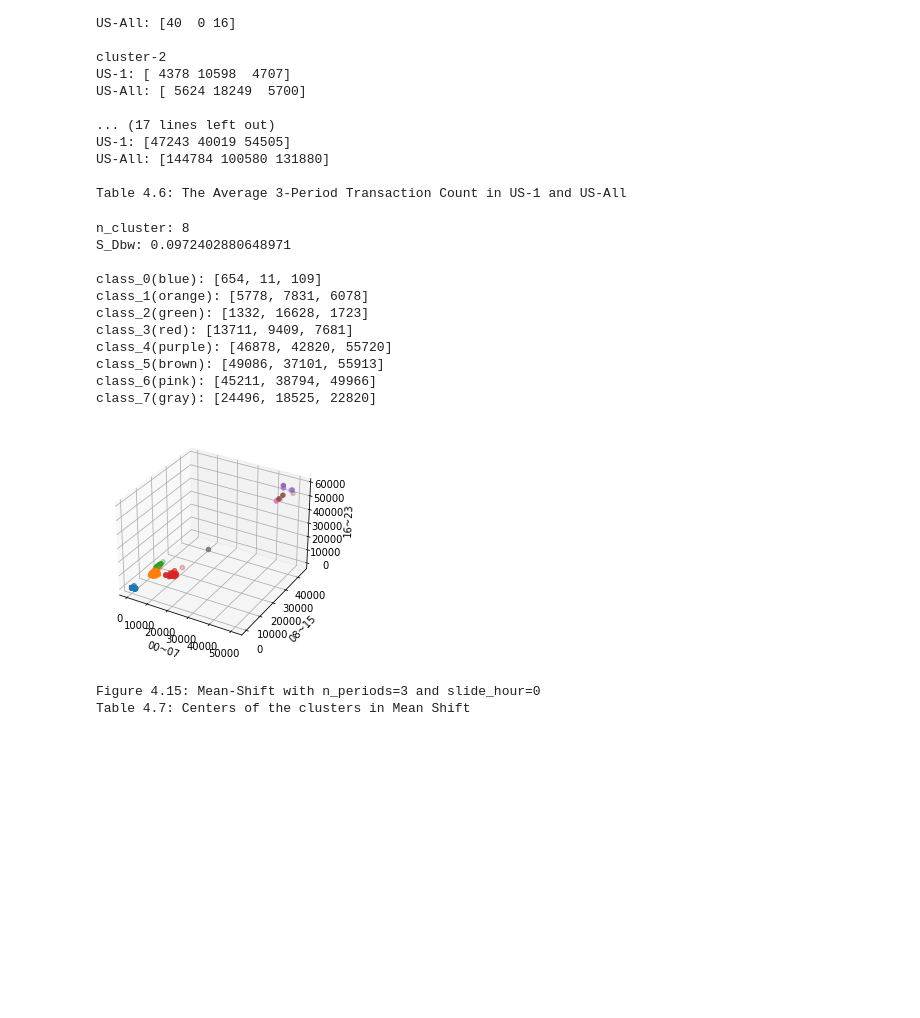
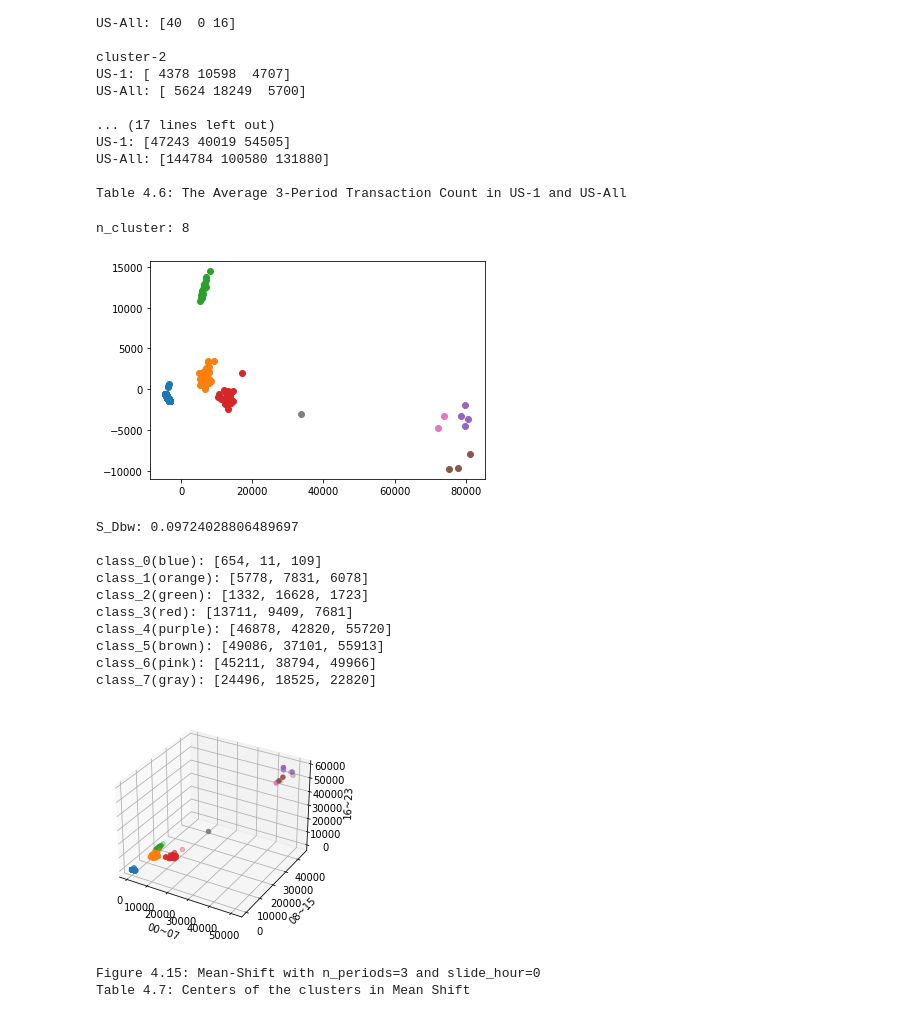
Before and after one commit to smarthercules/Data-Analysis-for-Twitch-CDN, a Jupyter notebook: Program/ch4_Clustering_Method.ipynb, the cells around one changed output. Saved outputs shown, nothing was run; the diff lists cells and outputs as text; code cells hidden in the pictures; blank space fills up the shorter version.

```diff
--- a/Program/ch4_Clustering_Method.ipynb
+++ b/Program/ch4_Clustering_Method.ipynb
@@ -75,7 +73,7 @@ def get_ip_time(ip_data=ip_time, period='2021', period_ip_time=None): # period_i
     return period_ip_time
 
 # get 2021 data - US-All
-data_us_all = get_ip_time()
+data_us_all = get_ip_time(period='2021')
 
 # get US-1 data - 2021-05-07~2021-05-16 (for us dataset)
 us_1 = ['2021-05-07', '2021-05-08', '2021-05-09', '2021-05-10', '2021-05-11',
@@ -333,12 +331,10 @@ def kmeans_cluster(model, n_clusters=2, pca_components=False, plot=False, show_c
 def get_ip_periods_count(ip, ip_time, hour_period):
     hour_count = np.zeros((len(hour_period),), dtype=int)
     for time in ip_time[ip]:
-        if time[11:13] in hour_period[0]:
-            hour_count[0] += 1
-        elif time[11:13] in hour_period[1]:
-            hour_count[1] += 1
-        elif time[11:13] in hour_period[2]:
-            hour_count[2] += 1
+        for i in range(len(hour_period)):
+            if time[11:13] in hour_period[i]:
+                hour_count[i] += 1
+                continue
     return hour_count
 # %%
 # Figure 4.10: Clustering Result with K-means
@@ -493,7 +489,7 @@ for n_periods in [3,4,6]:
             period3 = get_ip_periods_count(_ip, data_choose, hour_period)
             count_period3.append(period3)
         X_count_hour3 = np.array(count_period3)
-        yhat_count_hour3, score_count_hour3 = kmeans_cluster(X_count_hour3, n_clusters=num_clusters, pca_components=2, plot=False, show_centers=False)
+        yhat_count_hour3, score_count_hour3 = kmeans_cluster(X_count_hour3, n_clusters=num_clusters, pca_components=pca_choose, plot=False, show_centers=False)
         print(f'n_periods: {n_periods}, slide_hour:{slide_hour}, S_Dbw: {round(score_count_hour3, 4)}')
 
 print("\nTable 4.1: S_Dbw Scores with n_period = 3, 4, 6 (n_cluster=3)")
@@ -1024,7 +1021,7 @@ US-All: [144784 100580 131880]
 
 Table 4.6: The Average 3-Period Transaction Count in US-1 and US-All
 # %%
-def mean_shift_cluster(model, pca_components=False, plot=False):
+def mean_shift_cluster(model, pca_components=False, plot_3d=False, plot_2d=False):
     if(pca_components):
         pca = PCA(n_components=pca_components).fit(model)
         model_3d = model
@@ -1034,15 +1031,21 @@ def mean_shift_cluster(model, pca_components=False, plot=False):
     clusters = np.unique(yhat)
     print(f'n_cluster: {len(clusters)}')
     score = S_Dbw(model, yhat)
-    print(f'S_Dbw: {score}\n')
-    if (plot):
+    colors = ['tab:blue', 'tab:orange', 'tab:green', 'tab:red', 'tab:purple',
+                  'tab:brown', 'tab:pink', 'tab:gray', 'tab:olive', 'tab:cyan']
+    if (plot_2d):
+        for cluster in clusters:
+            row_ix = np.where(yhat == cluster)
+            pyplot.scatter(model[row_ix, 0], model[row_ix, 1], color=colors[cluster])
+        pyplot.show()
+        print(f'S_Dbw: {score}\n')
+
+    if (plot_3d):
         fig = pyplot.figure()
         ax = fig.add_subplot(111, projection='3d')
         ax.set_xlabel(f'{hour_period[0][0]}~{hour_period[0][-1]}')
         ax.set_ylabel(f'{hour_period[1][0]}~{hour_period[1][-1]}')
         ax.set_zlabel(f'{hour_period[2][0]}~{hour_period[2][-1]}')
-        colors = ['tab:blue', 'tab:orange', 'tab:green', 'tab:red', 'tab:purple',
-                  'tab:brown', 'tab:pink', 'tab:gray', 'tab:olive', 'tab:cyan']
         for cluster in clusters:
             row_ix = np.where(yhat == cluster)
             ax.scatter(model_3d[row_ix, 0], model_3d[row_ix, 1], model_3d[row_ix, 2], color=colors[cluster])
@@ -1052,34 +1055,35 @@ def mean_shift_cluster(model, pca_components=False, plot=False):
 # %%
 # Figure 4.15: Mean-Shift with n_periods=3 and slide_hour=0
 # Table 4.7: Centers of the clusters in Mean Shift
 
 data_choose = data_us_1
 hour_period = [['00', '01', '02', '03', '04', '05', '06', '07'], ['08', '09', '10', '11', '12', '13', '14', '15'], ['16', '17', '18', '19', '20', '21', '22', '23']]
 
 count_period3 = []
 ip_index = []
 for _ip in data_choose:
     period3 = get_ip_periods_count(_ip, data_choose, hour_period)
     count_period3.append(period3)
     ip_index.append(_ip)
 X_count_hour3 = np.array(count_period3)
 
-labels, score , n_clusters_ = mean_shift_cluster(X_count_hour3, pca_components=2, plot=True)
+labels, score , n_clusters_ = mean_shift_cluster(X_count_hour3, pca_components=2, plot_3d=True, plot_2d=True)
 
 print('Figure 4.15: Mean-Shift with n_periods=3 and slide_hour=0')
 print('Table 4.7: Centers of the clusters in Mean Shift')
 # %% [output]
 n_cluster: 8
-S_Dbw: 0.0972402880648971
-
-class_0(blue): [654, 11, 109]
-class_1(orange): [5778, 7831, 6078]
-class_2(green): [1332, 16628, 1723]
-class_3(red): [13711, 9409, 7681]
-class_4(purple): [46878, 42820, 55720]
-class_5(brown): [49086, 37101, 55913]
-class_6(pink): [45211, 38794, 49966]
-class_7(gray): [24496, 18525, 22820]
-[figure, old version]
+[figure, new version]
-Figure 4.15: Mean-Shift with n_periods=3 and slide_hour=0
-Table 4.7: Centers of the clusters in Mean Shift
+S_Dbw: 0.09724028806489697
+
+class_0(blue): [654, 11, 109]
+class_1(orange): [5778, 7831, 6078]
+class_2(green): [1332, 16628, 1723]
+class_3(red): [13711, 9409, 7681]
+class_4(purple): [46878, 42820, 55720]
+class_5(brown): [49086, 37101, 55913]
+class_6(pink): [45211, 38794, 49966]
+class_7(gray): [24496, 18525, 22820]
+[figure, added]
+Figure 4.15: Mean-Shift with n_periods=3 and slide_hour=0
+Table 4.7: Centers of the clusters in Mean Shift
```
Also changed, not shown: parts of 11 cells of this notebook.
